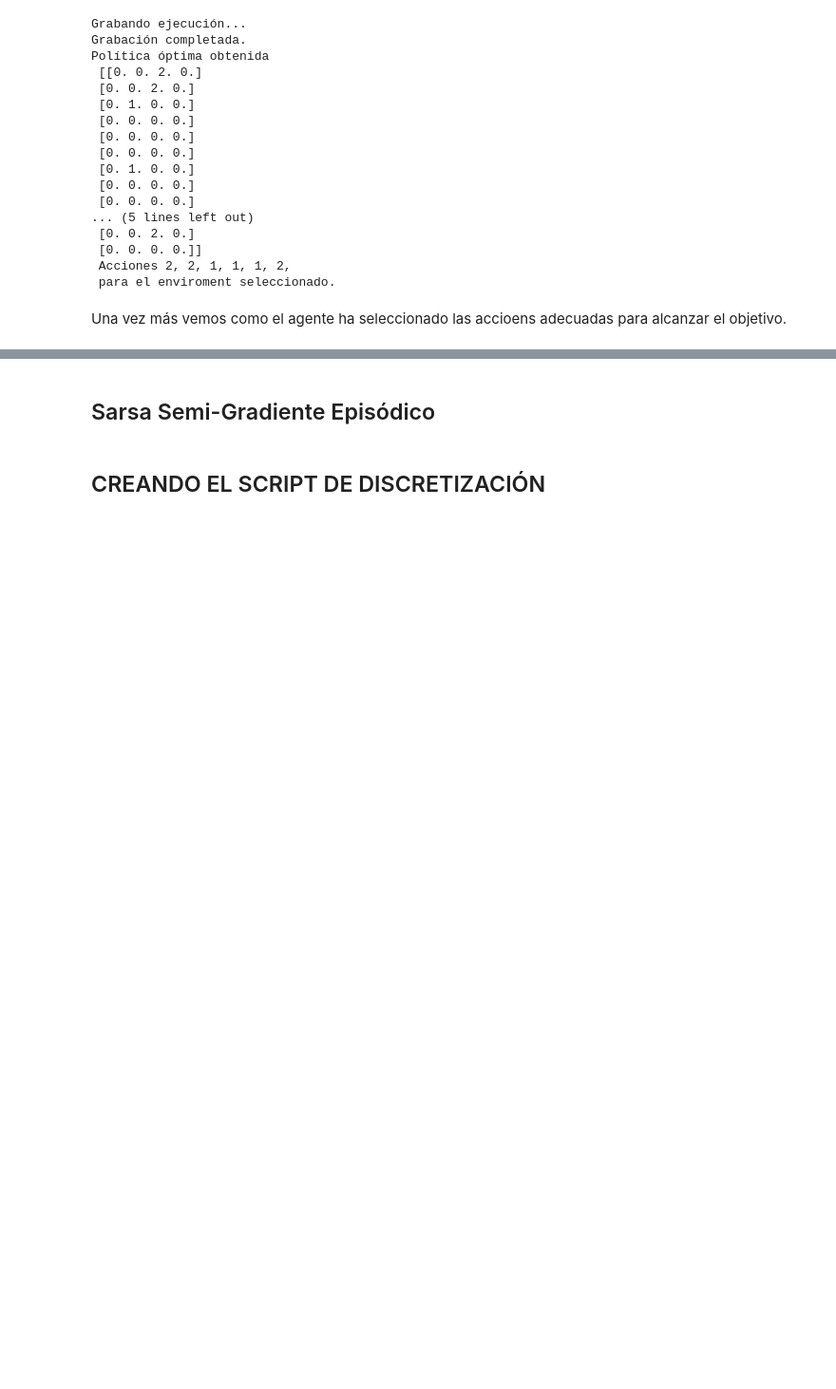
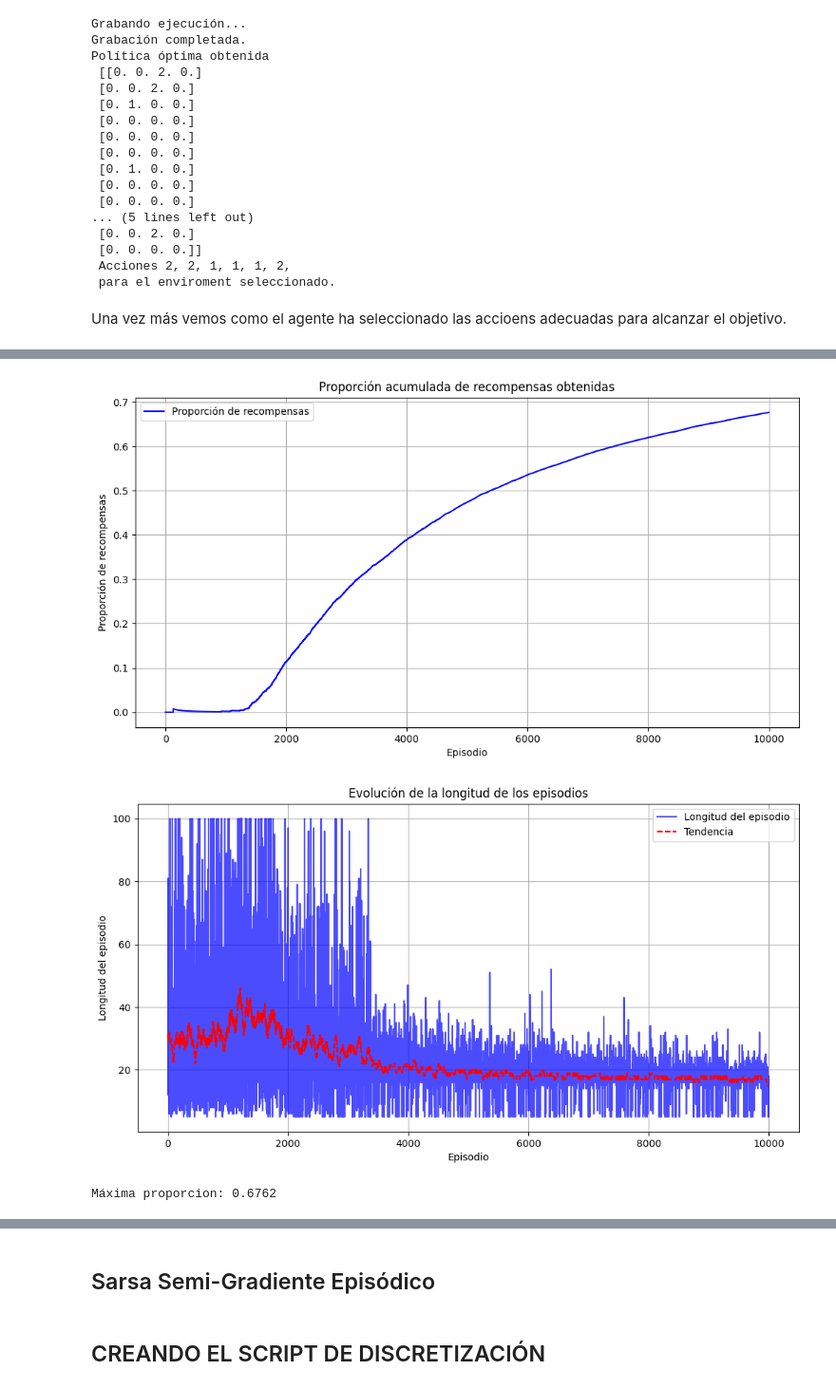
Before and after one commit to salvadeharo10/RL_DHBV, a Jupyter notebook: MonteCarloTodasLasVisitas.ipynb, the cells around one changed output, grey strips where cells are left out. Shown at 95% size. Drawn from its saved outputs; the diff is of its cells as text; code cells hidden in the pictures; blank space fills up the shorter version.

```diff
--- a/MonteCarloTodasLasVisitas.ipynb
+++ b/MonteCarloTodasLasVisitas.ipynb
@@ -658,0 +658,4 @@ display(display_gif(gif_path))  # Reemplaza con la ruta correcta
+# %%
+#@title Preparar entorno
+name = 'FrozenLake-v1'
+env8 = gym.make(name, is_slippery=False, map_name="8x8", render_mode="rgb_array")
@@ -658,0 +664,7 @@ display(display_gif(gif_path))  # Reemplaza con la ruta correcta
+# %%
+gamma = 0.99
+decay = True
+epsilon = 0.4
+NUM_EPISODES = 10000
+agentMonteCarlo = MonteCarloOnPolicyAgent(env8, gamma, epsilon, decay)
+Q, list_stats, episode_lengths = monte_carlo(agentMonteCarlo, env8, num_episodes=NUM_EPISODES)
@@ -658,0 +681,11 @@ display(display_gif(gif_path))  # Reemplaza con la ruta correcta
+# %%
+# @title Funciones para mostrar los resultados
+
+plot(list_stats)
+plot_episode_lengths(episode_lengths)
+#plot_episode_length_vs_time(episode_lengths)
+print(f"Máxima proporcion: {list_stats[-1]}")
+# %% [output]
+[figure, added]
+[figure, added]
+Máxima proporcion: 0.6762
```
Also changed, not shown: parts of 31 cells of this notebook.
